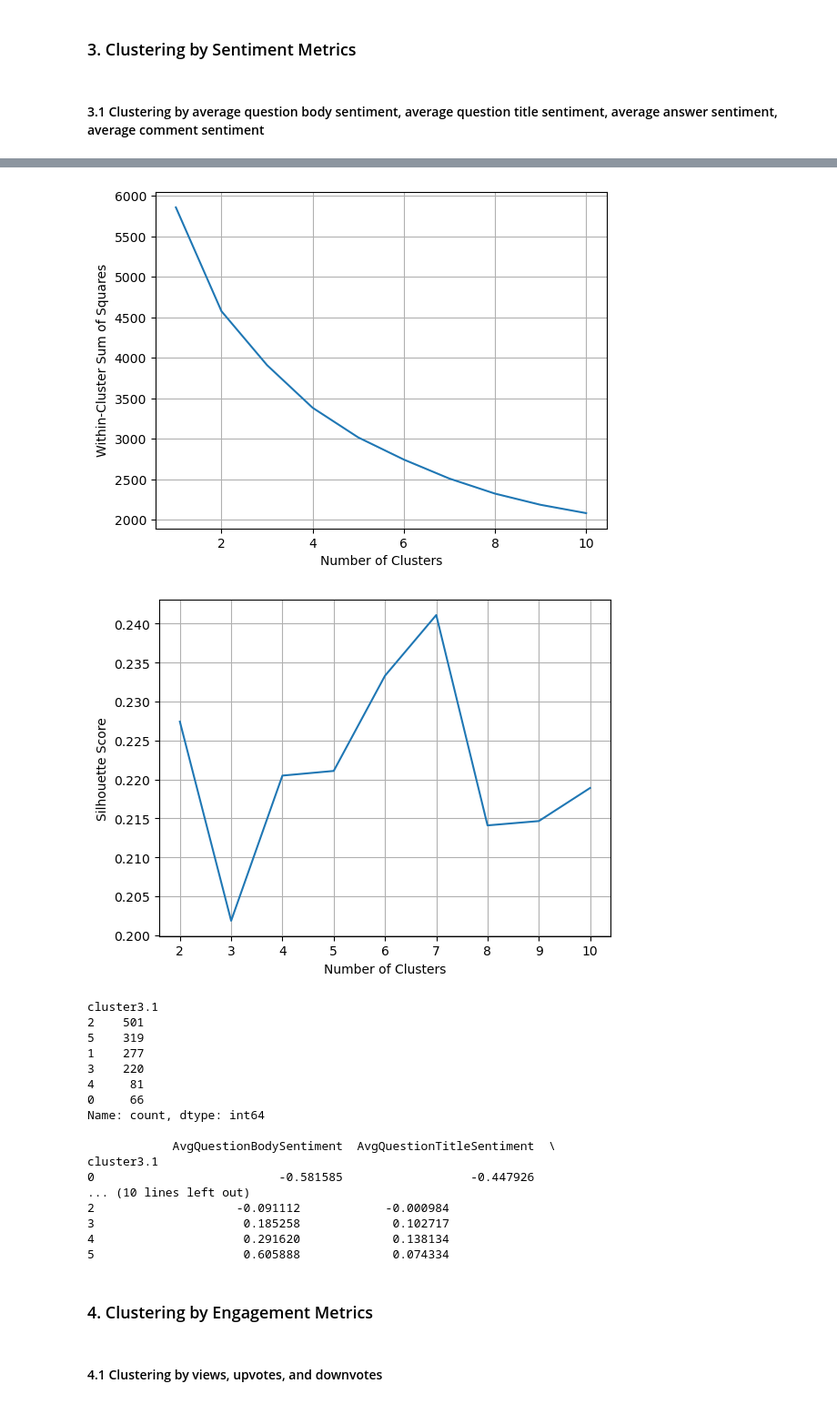
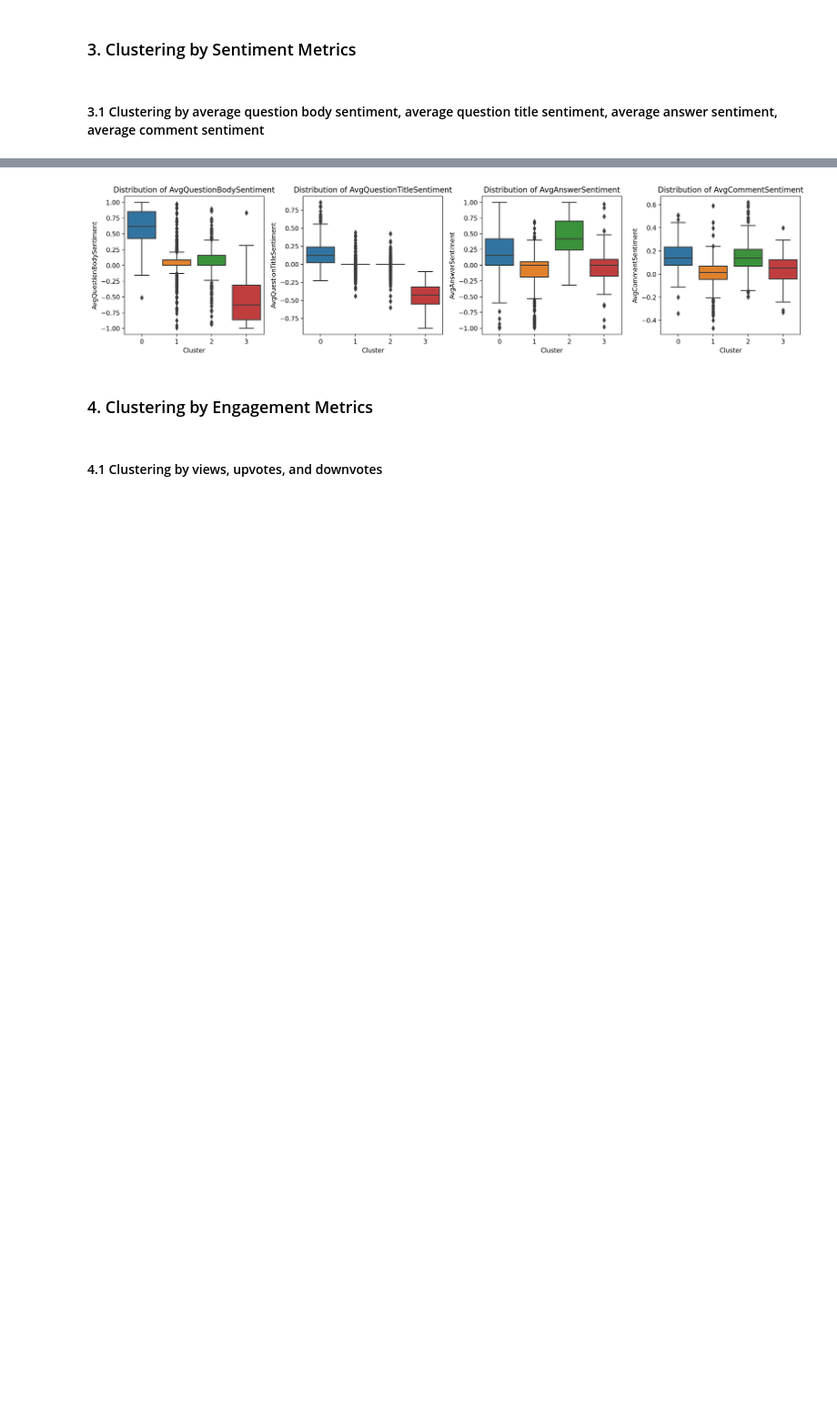
Before and after one commit to pierrehogenhaug/stackexchange_politics, a Jupyter notebook: clustering.ipynb, the cells around one changed output, grey strips where cells are left out. Shown at 91% size. Drawn from its saved outputs; the diff is of its cells as text; code cells hidden in the pictures; blank space fills up the shorter version.

```diff
--- a/clustering.ipynb
+++ b/clustering.ipynb
@@ -6,7 +6,9 @@ from sklearn.cluster import KMeans
 from warnings import simplefilter
 simplefilter(action='ignore', category=FutureWarning)
 import matplotlib.pyplot as plt
+plt.rcParams['figure.dpi'] = 200
 from sklearn.metrics import silhouette_score
+import seaborn as sns
 # %%
 # Load the users_with_attributes dataframe
 users_with_attributes = pd.read_pickle('pickle_dataframes/users_with_attributes.pkl')
@@ -240,27 +187,9 @@ Index(['Id', 'Reputation', 'CreationDate', 'LastAccessDate', 'Views',
 # %%
 clustering_features = ['AvgQuestionBodySentiment', 'AvgQuestionTitleSentiment', 'AvgAnswerSentiment', 'AvgCommentSentiment']
 
-custom_cluster(users_with_attributes, clustering_features, 4, 'cluster3.1')
+custom_cluster(users_with_attributes, clustering_features, 4, 'SentimentCluster')
 # %% [output]
-[figure, old version]
+[figure, new version]
-[figure, removed]
-cluster3.1
-2    501
-5    319
-1    277
-3    220
-4     81
-0     66
-Name: count, dtype: int64
-
-            AvgQuestionBodySentiment  AvgQuestionTitleSentiment  \
-cluster3.1
-0                          -0.581585                  -0.447926
-... (10 lines left out)
-2                    -0.091112            -0.000984
-3                     0.185258             0.102717
-4                     0.291620             0.138134
-5                     0.605888             0.074334
 # %% [markdown]
 ### 4. Clustering by Engagement Metrics
 # %% [markdown]
```
Also changed, not shown: parts of 15 cells of this notebook.
